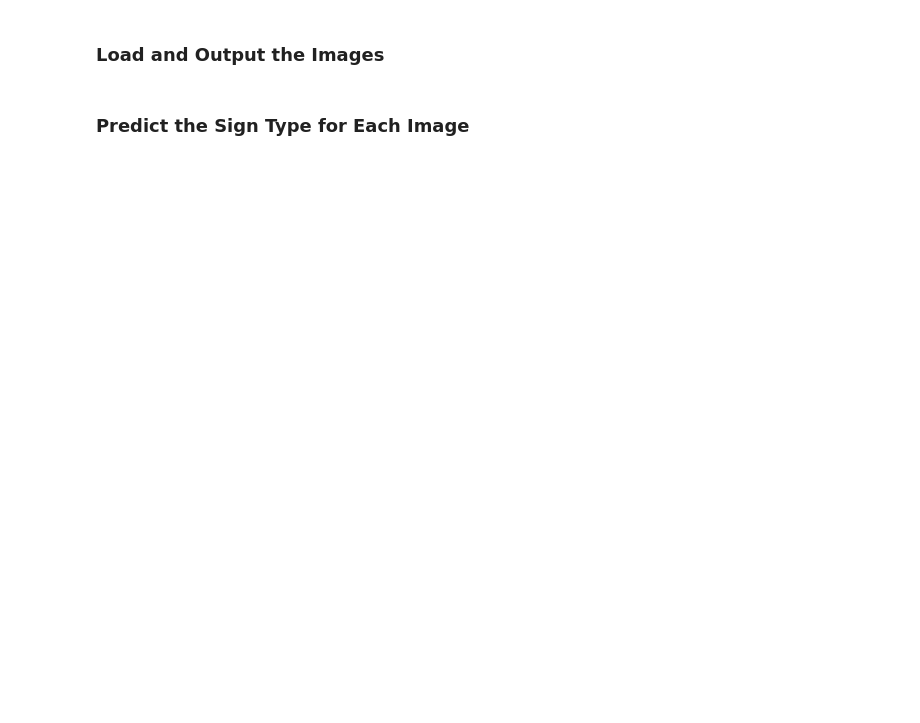
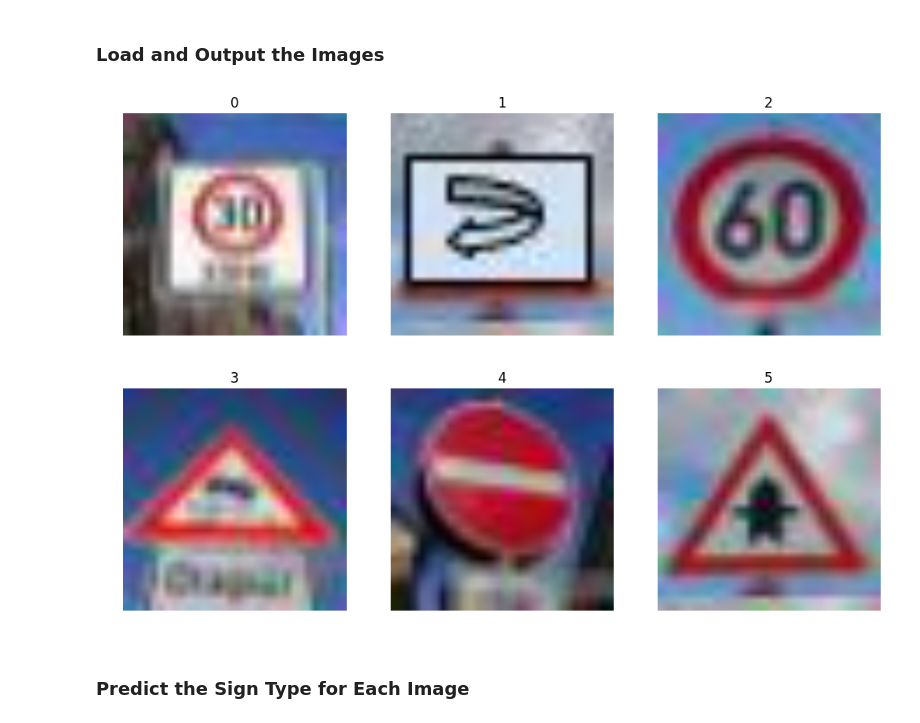
Before and after one commit to wroscoe/udacity_projects, a Jupyter notebook: P2_traffic_signs/Traffic_Sign_Classifier.ipynb, the cells around one changed output. Saved outputs shown, nothing was run; the diff lists cells and outputs as text; code cells hidden in the pictures; blank space fills up the shorter version.

```diff
--- a/P2_traffic_signs/Traffic_Sign_Classifier.ipynb
+++ b/P2_traffic_signs/Traffic_Sign_Classifier.ipynb
@@ -382,2 +290,33 @@ You may find `signnames.csv` useful as it contains mappings from the class id (i
+# %%
+### Load the images and plot them here.
+import csv, glob
+
+#Import traffic signs class names
+signs_class=[]
+with open('signnames.csv', 'rt') as csvfile:
+    reader = csv.DictReader(csvfile, delimiter=',')
+    for row in reader:
+        signs_class.append((row['SignName']))
+
+#Import new sign images
+test_img_paths = [img_path for img_path in glob.glob("./new_signs/*")]
+test_img=np.uint8(np.zeros((6,32,32,3)))
+test_img_norm=np.zeros((6,32,32,3), dtype=float)
+for i, imp in enumerate(test_img_paths):
+    img=PIL.Image.open(imp)
+    test_img[i]=np.array(img)
+    test_img_norm[i] = norm_image(np.array(img))
+
+#Visualize sign images
+num_of_samples = []
+plt.figure(figsize=(12, 8))
+for i in range(6):
+    plt.subplot(2, 3, i+1)
+    plt.imshow(test_img[i])
+    plt.title(i)
+    plt.axis('off')
+plt.show()
+# %% [output]
+[figure, added]
 # %% [markdown]
 ### Predict the Sign Type for Each Image
```
Also changed, not shown: parts of 47 cells of this notebook.
